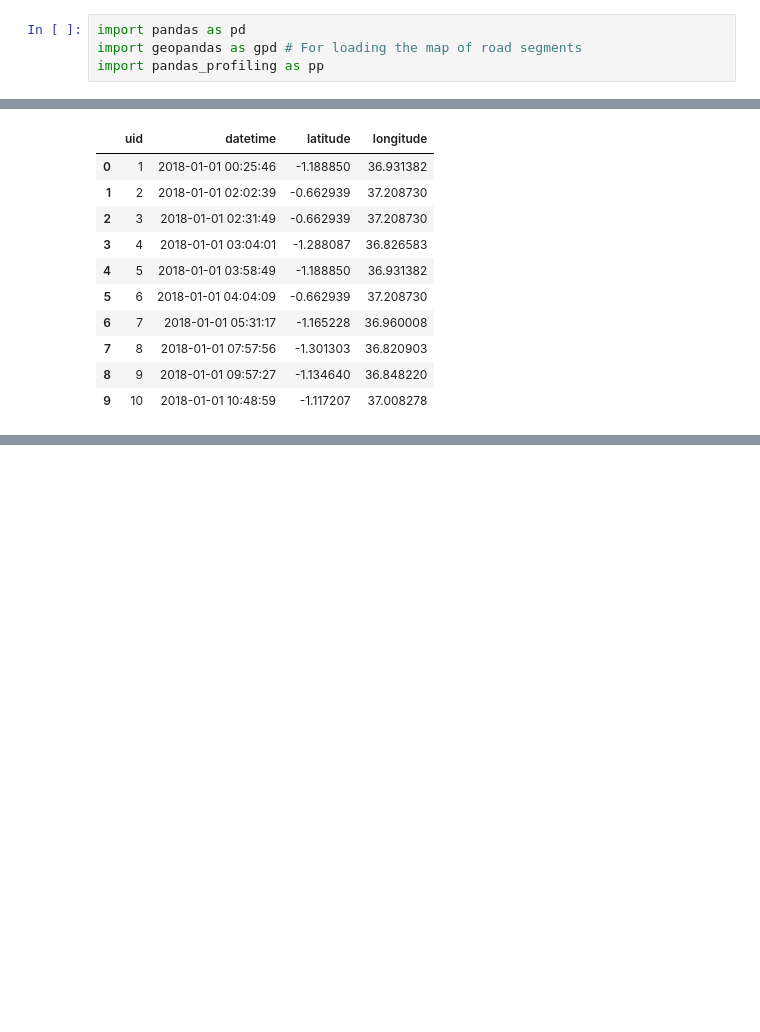
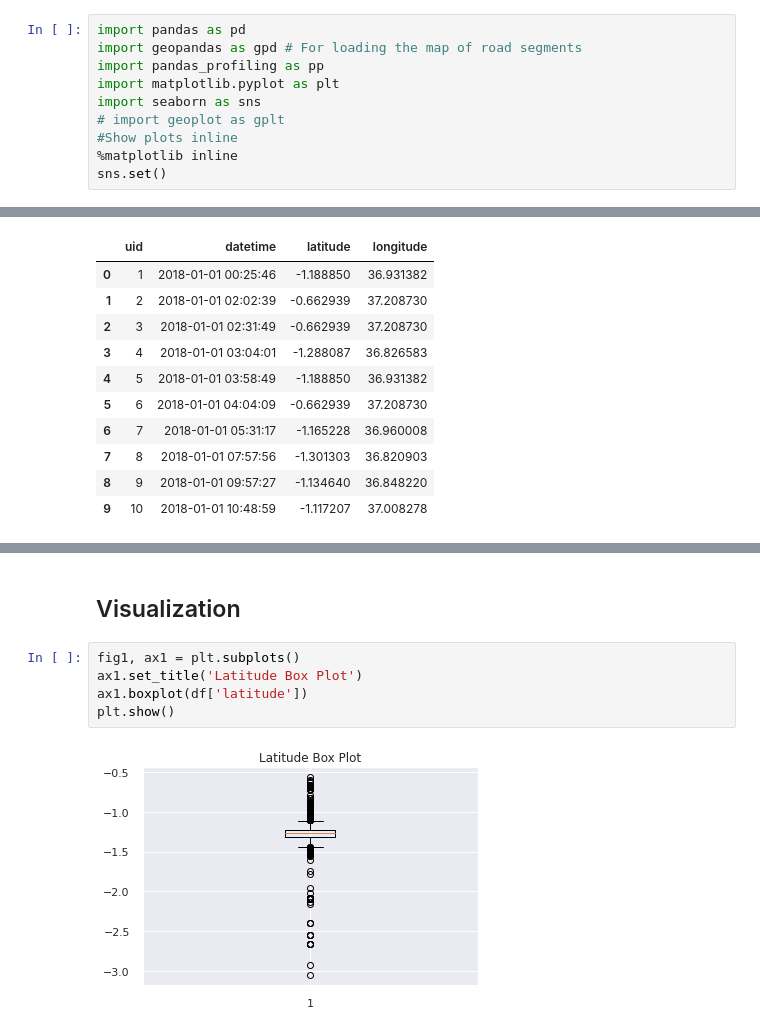
Before and after one commit to 4danns/unapc, a Jupyter notebook: notebook1.ipynb, the cells around one changed output, grey strips where cells are left out. Cells and saved outputs as stored; diff of their text form; blank space fills up the shorter version.

```diff
--- a/notebook1.ipynb
+++ b/notebook1.ipynb
@@ -21,3 +44,9 @@ Encode year, month, day
 import pandas as pd
 import geopandas as gpd # For loading the map of road segments
 import pandas_profiling as pp
+import matplotlib.pyplot as plt
+import seaborn as sns
+# import geoplot as gplt
+#Show plots inline
+%matplotlib inline
+sns.set()
@@ -45,0 +82,9 @@ pp.ProfileReport(df)
+# %% [markdown]
+## Visualization
+# %%
+fig1, ax1 = plt.subplots()
+ax1.set_title('Latitude Box Plot')
+ax1.boxplot(df['latitude'])
+plt.show()
+# %% [output]
+[figure, added]
```
Also changed, not shown: parts of 39 cells of this notebook, 1 other file.
